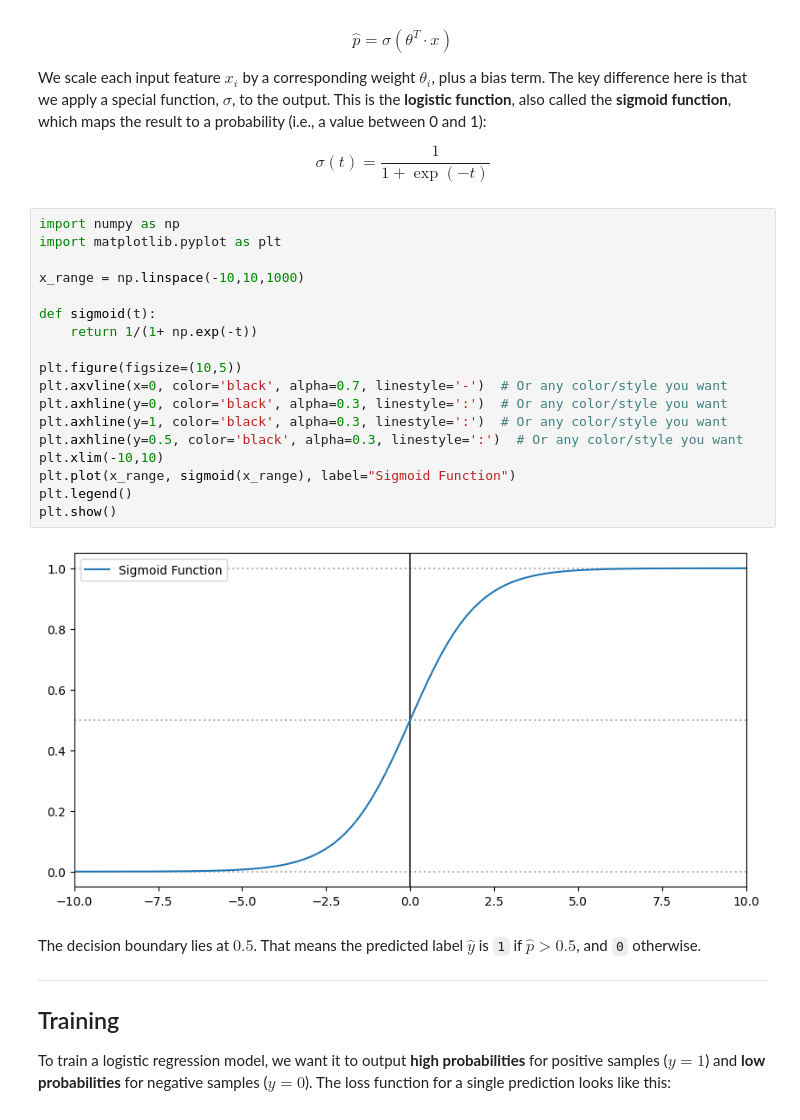
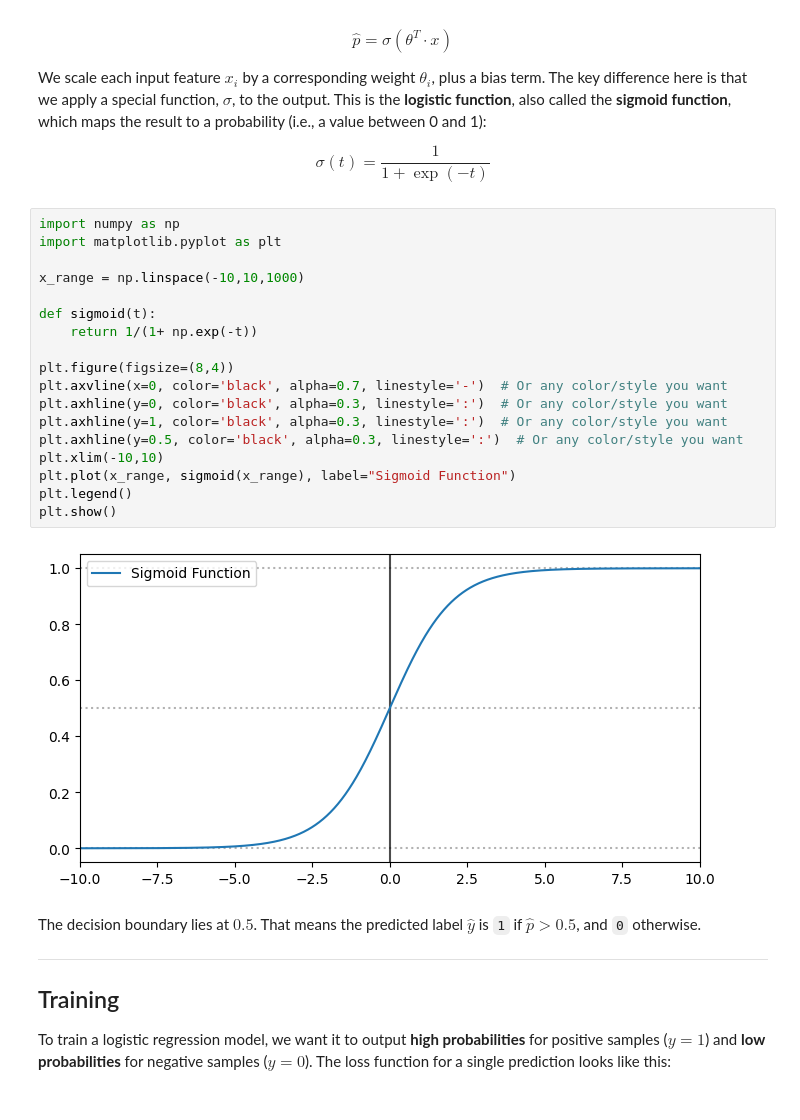
Before and after one commit to itsfernn/ml-daily-challenge, a Jupyter notebook: logistic-regression/logistic-regression.ipynb, the cells around one changed output. Drawn from its saved outputs; the diff is of its cells as text.

Commit message:
updated images (scaled down)

```diff
--- a/logistic-regression/logistic-regression.ipynb
+++ b/logistic-regression/logistic-regression.ipynb
@@ -17,23 +17,23 @@ $$
 # %%
 import numpy as np
 import matplotlib.pyplot as plt
 
 x_range = np.linspace(-10,10,1000)
 
 def sigmoid(t):
     return 1/(1+ np.exp(-t))
 
-plt.figure(figsize=(10,5))
+plt.figure(figsize=(8,4))
 plt.axvline(x=0, color='black', alpha=0.7, linestyle='-')  # Or any color/style you want
 plt.axhline(y=0, color='black', alpha=0.3, linestyle=':')  # Or any color/style you want
 plt.axhline(y=1, color='black', alpha=0.3, linestyle=':')  # Or any color/style you want
 plt.axhline(y=0.5, color='black', alpha=0.3, linestyle=':')  # Or any color/style you want
 plt.xlim(-10,10)
 plt.plot(x_range, sigmoid(x_range), label="Sigmoid Function")
 plt.legend()
 plt.show()
 # %% [output]
-[figure, old version]
+[figure, new version]
 # %% [markdown]
 The decision boundary lies at $0.5$. That means the predicted label $\hat{y}$ is `1` if $\hat{p} > 0.5$, and `0` otherwise.
 
```
